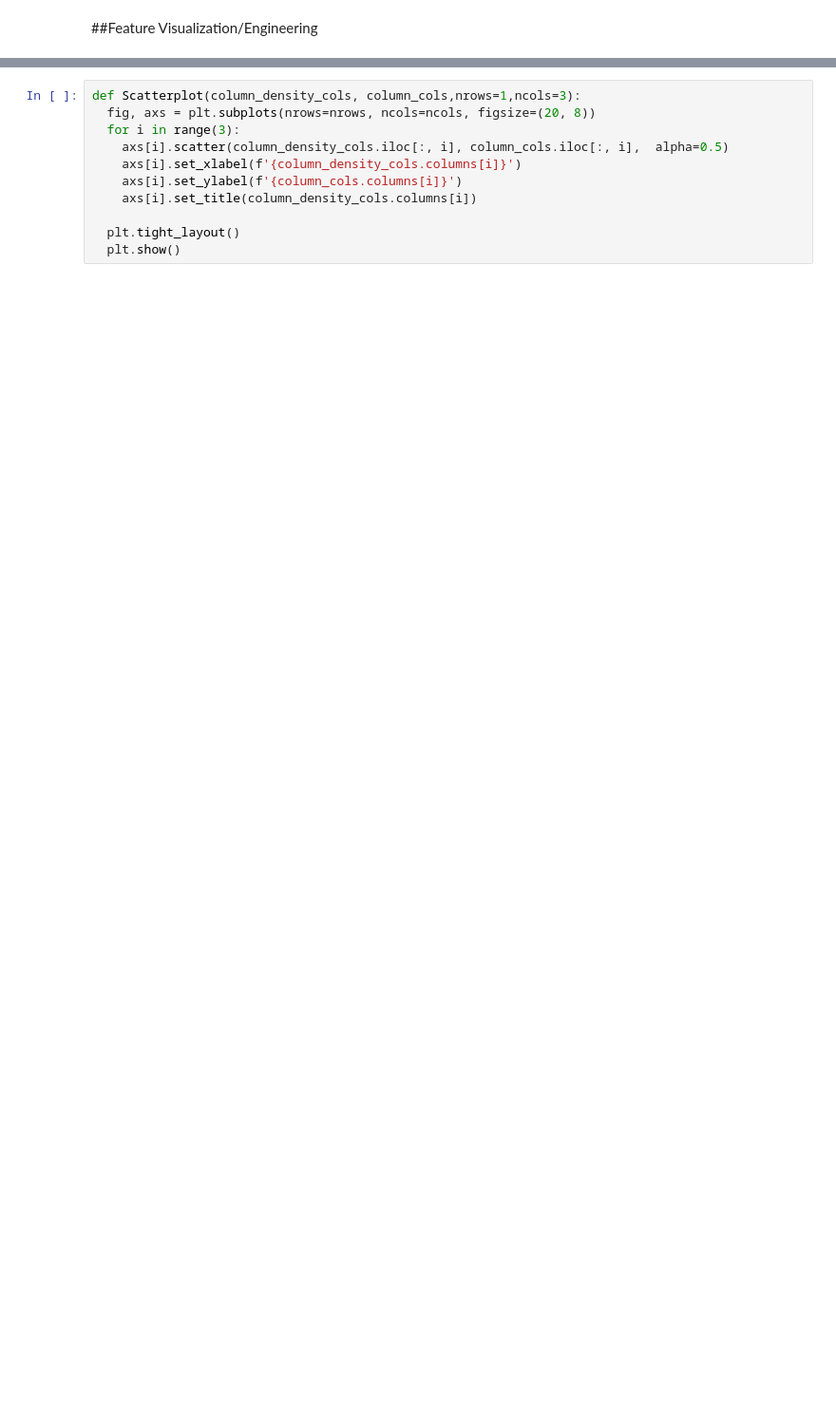
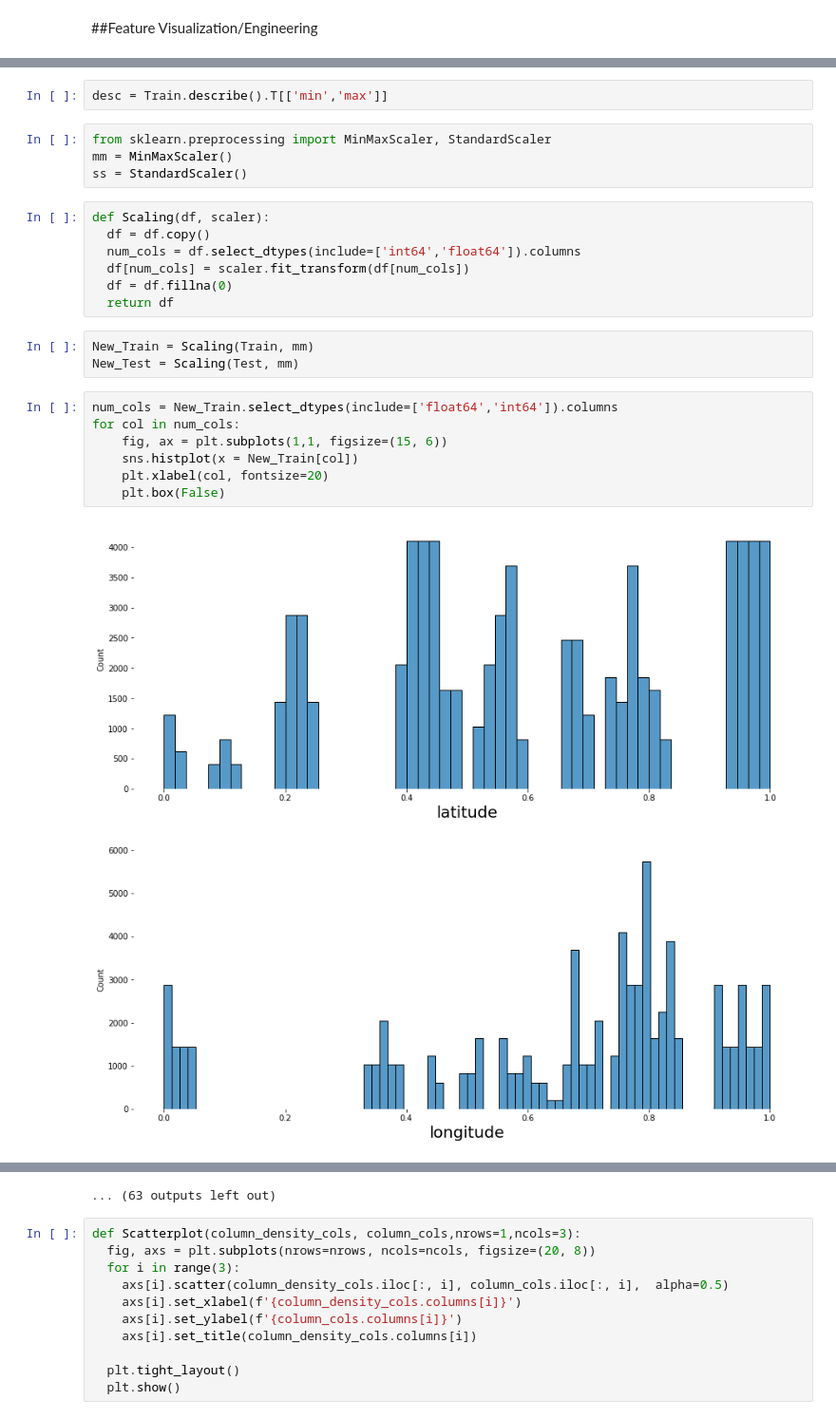
Before and after one commit to emms204/UmojaHack-Africa-2023-Carbon-Dioxide-Prediction-Challenge, a Jupyter notebook: UmojaHack_Africa_2023_Carbon_Dioxide_Prediction_Challenge_.ipynb, the cells around one changed output, grey strips where cells are left out. Shown at 95% size. Saved outputs shown, nothing was run; the diff lists cells and outputs as text; blank space fills up the shorter version.

```diff
--- a/UmojaHack_Africa_2023_Carbon_Dioxide_Prediction_Challenge_.ipynb
+++ b/UmojaHack_Africa_2023_Carbon_Dioxide_Prediction_Challenge_.ipynb
@@ -51,0 +79,26 @@ Index(['ID_LAT_LON_YEAR_WEEK', 'latitude', 'longitude', 'year', 'week_no',
+# %%
+desc = Train.describe().T[['min','max']]
+# %%
+from sklearn.preprocessing import MinMaxScaler, StandardScaler
+mm = MinMaxScaler()
+ss = StandardScaler()
+# %%
+def Scaling(df, scaler):
+  df = df.copy()
+  num_cols = df.select_dtypes(include=['int64','float64']).columns
+  df[num_cols] = scaler.fit_transform(df[num_cols])
+  df = df.fillna(0)
+  return df
+# %%
+New_Train = Scaling(Train, mm)
+New_Test = Scaling(Test, mm)
+# %%
+num_cols = New_Train.select_dtypes(include=['float64','int64']).columns
+for col in num_cols:
+    fig, ax = plt.subplots(1,1, figsize=(15, 6))
+    sns.histplot(x = New_Train[col])
+    plt.xlabel(col, fontsize=20)
+    plt.box(False)
+# %% [output]
+[figure, added]
+[figure, added]
@@ -52,3 +115,4 @@ Index(['ID_LAT_LON_YEAR_WEEK', 'latitude', 'longitude', 'year', 'week_no',
+... (63 outputs left out)
 # %%
 def Scatterplot(column_density_cols, column_cols,nrows=1,ncols=3):
   fig, axs = plt.subplots(nrows=nrows, ncols=ncols, figsize=(20, 8))
```
Also changed, not shown: parts of 56 cells of this notebook.
